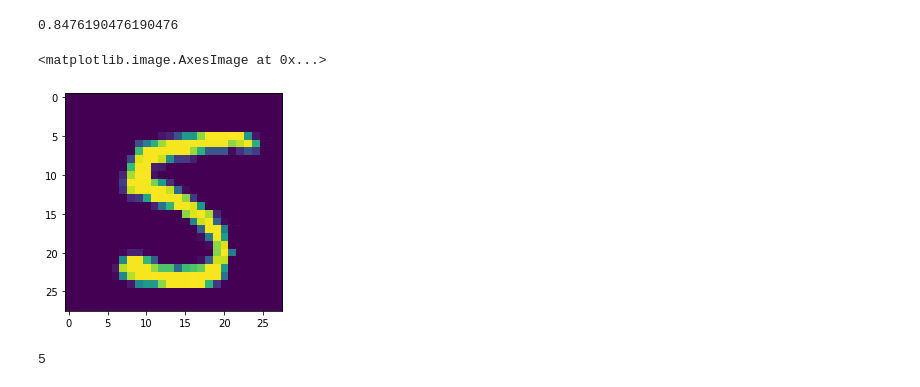
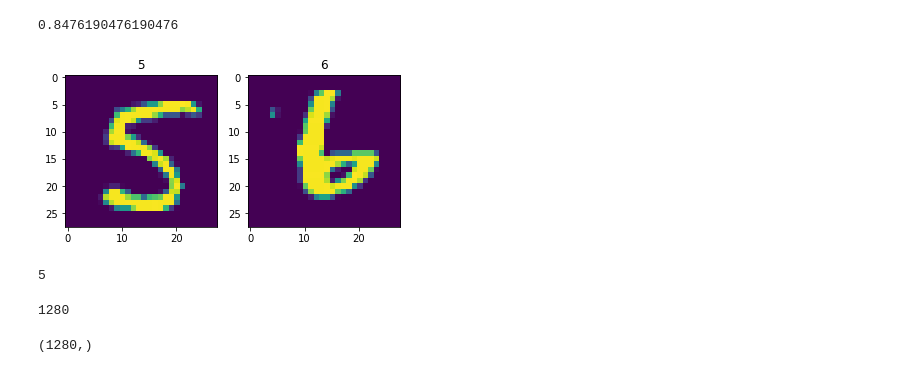
Before and after one commit to astrovishalthakur/MachineLearning, a Jupyter notebook: DecisionTrees/HandWritingNumberClassification.ipynb, the cells around one changed output. Cells and saved outputs as stored; diff of their text form; code cells hidden in the pictures.

```diff
--- a/DecisionTrees/HandWritingNumberClassification.ipynb
+++ b/DecisionTrees/HandWritingNumberClassification.ipynb
@@ -162,11 +162,16 @@ from sklearn.metrics import accuracy_score
 accuracy_score(y_test, y_pred)
 # %% [output]
 0.8476190476190476
-# %%
-plt.imshow(X_test[100].reshape(28,28))
-# %% [output]
-<matplotlib.image.AxesImage at 0x...>
-[figure, removed]
+# %%
+plt.subplot(1, 2, 1)
+plt.imshow(X_test[100].reshape(28,28))
+plt.title("5")
+plt.subplot(1, 2, 2)
+plt.imshow(X_test[110].reshape(28,28))
+plt.title("6")
+plt.show()
+# %% [output]
+[figure, added]
 # %%
 clf.predict(X_test[100].reshape(1, 784))[0]
 # %% [output]
@@ -173,0 +184,4 @@ clf.predict(X_test[100].reshape(1, 784))[0]
+# %%
+errors[errors == True].sum()
+# %% [output]
+1280
@@ -173,0 +192,4 @@ clf.predict(X_test[100].reshape(1, 784))[0]
+# %%
+y_pred_error.shape
+# %% [output]
+(1280,)
```
Also changed, not shown: parts of 21 cells of this notebook.
